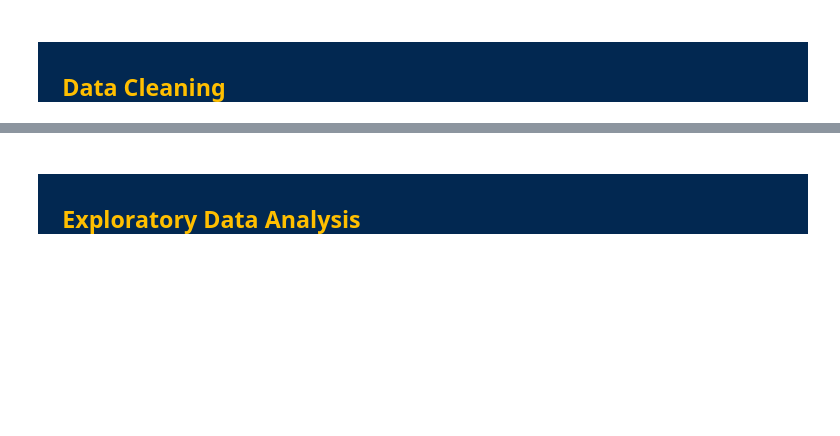
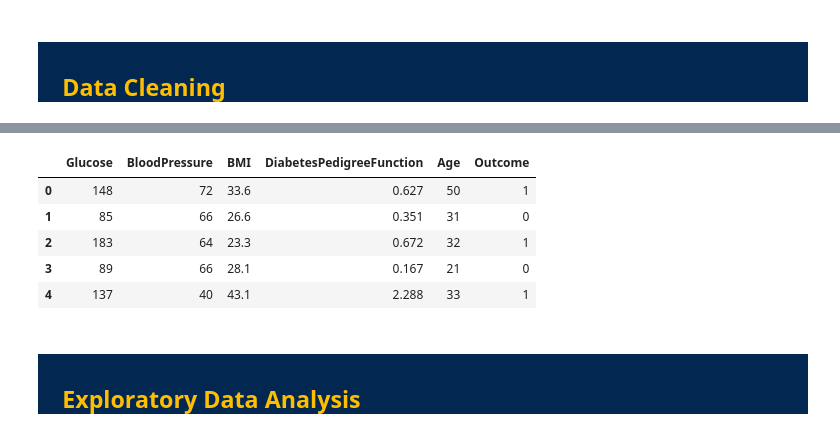
Before and after one commit to nikitashani/Health-care-data, a Jupyter notebook: Diabetes_dataset_Healthcare.ipynb, the cells around one changed output, grey strips where cells are left out. Cells and saved outputs as stored; diff of their text form; code cells hidden in the pictures; blank space fills up the shorter version.

```diff
--- a/Diabetes_dataset_Healthcare.ipynb
+++ b/Diabetes_dataset_Healthcare.ipynb
@@ -62,3 +104,14 @@ import matplotlib.pyplot as plt
+# %%
+## diabetes rows with NO zero in "Glucose", "BloodPressure", "BMI", and remove SkinThickness and Insulin
+diabetes_df = raw_df.loc[( (raw_df['Glucose'] > 0) & (raw_df['BloodPressure'] > 0)  & (raw_df['BMI'] > 0) ), ['Glucose', 'BloodPressure', 'BMI', 'DiabetesPedigreeFunction', 'Age', 'Outcome'] ]
+diabetes_df.head()
+# %% [output]
+|  | Glucose | BloodPressure | BMI | DiabetesPedigreeFunction | Age | Outcome |
+| 0 | 148 | 72 | 33.6 | 0.627 | 50 | 1 |
+| 1 | 85 | 66 | 26.6 | 0.351 | 31 | 0 |
+| 2 | 183 | 64 | 23.3 | 0.672 | 32 | 1 |
+| 3 | 89 | 66 | 28.1 | 0.167 | 21 | 0 |
+| 4 | 137 | 40 | 43.1 | 2.288 | 33 | 1 |
 # %% [markdown]
 <html>
 <h2 style="background-color: #022851;">
```
Also changed, not shown: parts of 9 cells of this notebook.
